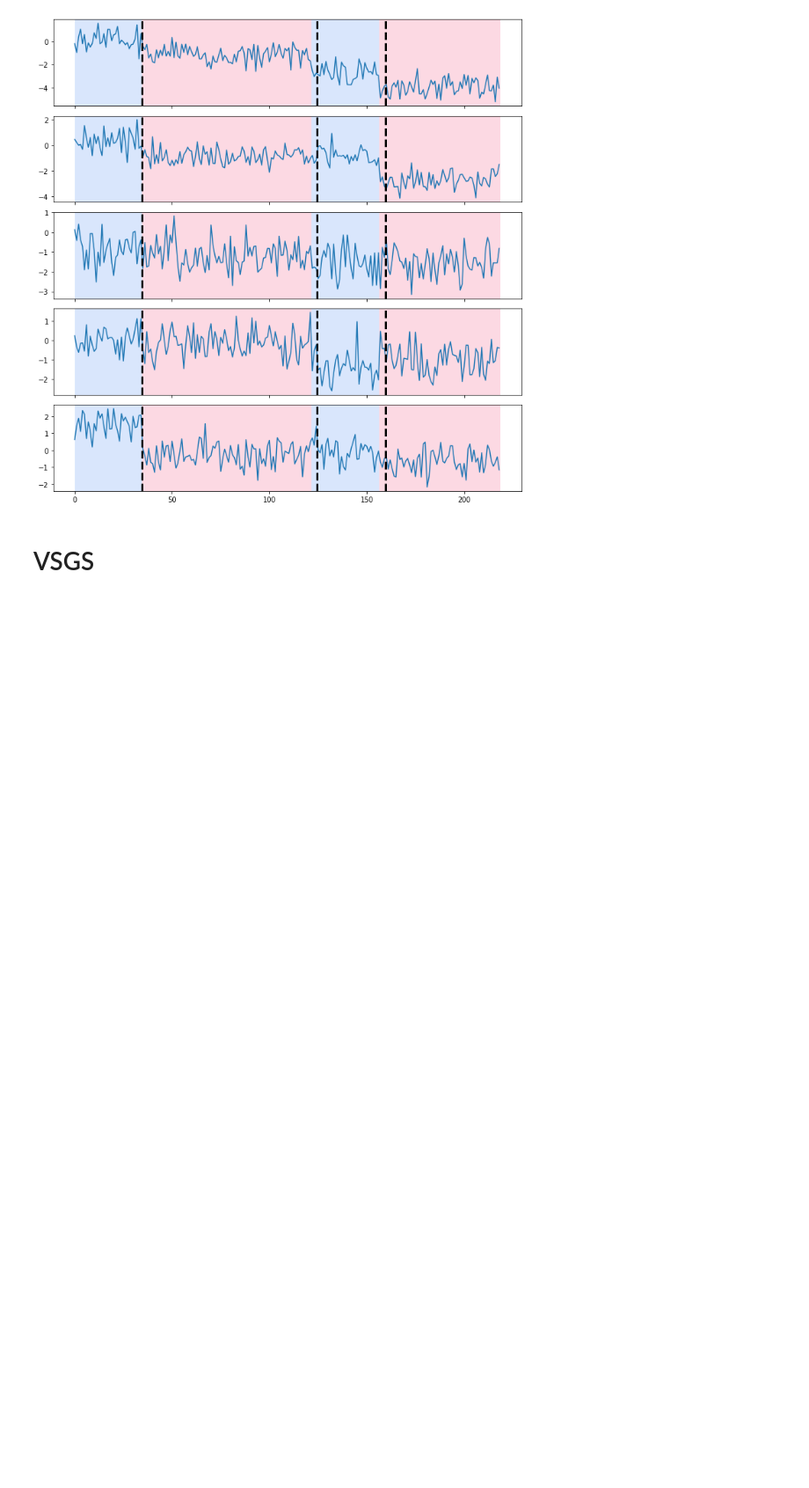
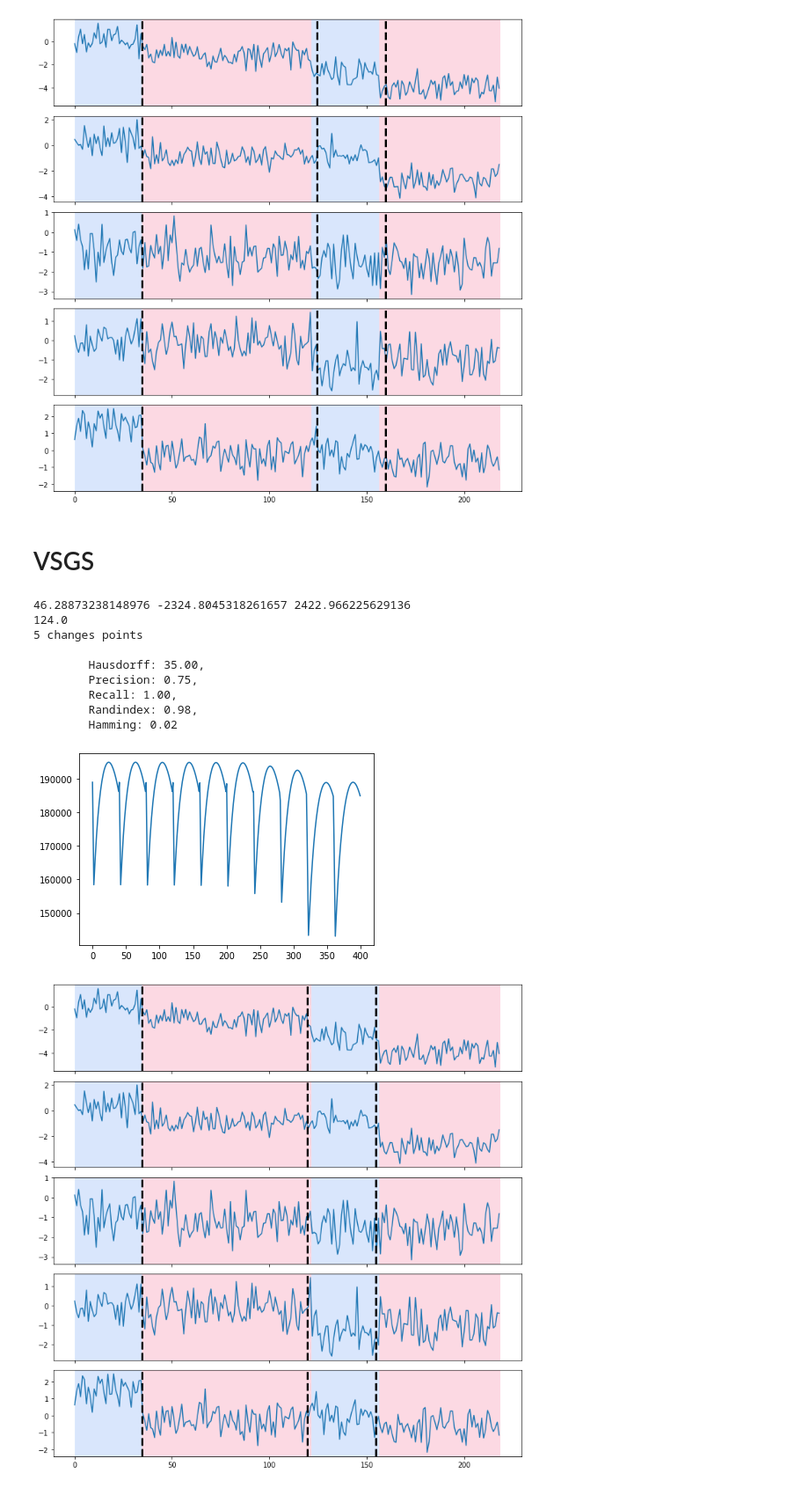
Before and after one commit to tanguy-magne/mva-ts-project, a Jupyter notebook: project_notebook.ipynb, the cells around one changed output. Shown at 88% size. Drawn from its saved outputs; the diff is of its cells as text; code cells hidden in the pictures; blank space fills up the shorter version.

```diff
--- a/project_notebook.ipynb
+++ b/project_notebook.ipynb
@@ -154,0 +232,21 @@ plt.show()
+# %%
+lambda_set = [0,0.0001,0.0005,0.001,0.005,0.01,0.05,0.1,0.5,1.]
+T = signal.shape[1]
+d_max = int(T/np.log(T))
+bkps = VSGS(G, signal.T, PSD, lambda_set, d_max=d_max)
+print(f'{len(bkps)} changes points')
+metrics(true_bkps, bkps)
+rpt.display(signal[:5].T, true_bkps, bkps)
+plt.show()
+# %% [output]
+46.28873238148976 -2324.8045318261657 2422.966225629136
+124.0
+5 changes points
+
+        Hausdorff: 35.00,
+        Precision: 0.75,
+        Recall: 1.00,
+        Randindex: 0.98,
+        Hamming: 0.02
+[figure, added]
+[figure, added]
```
Also changed, not shown: parts of 2 cells of this notebook.
